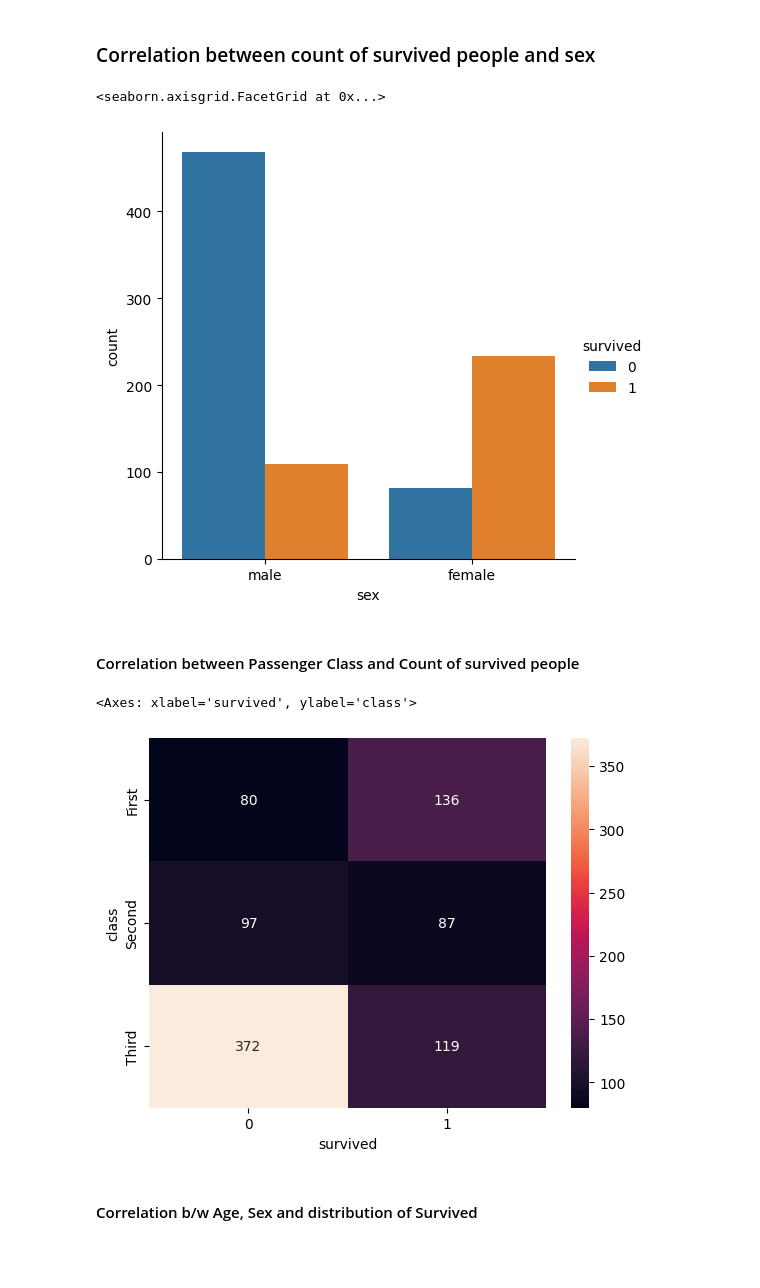
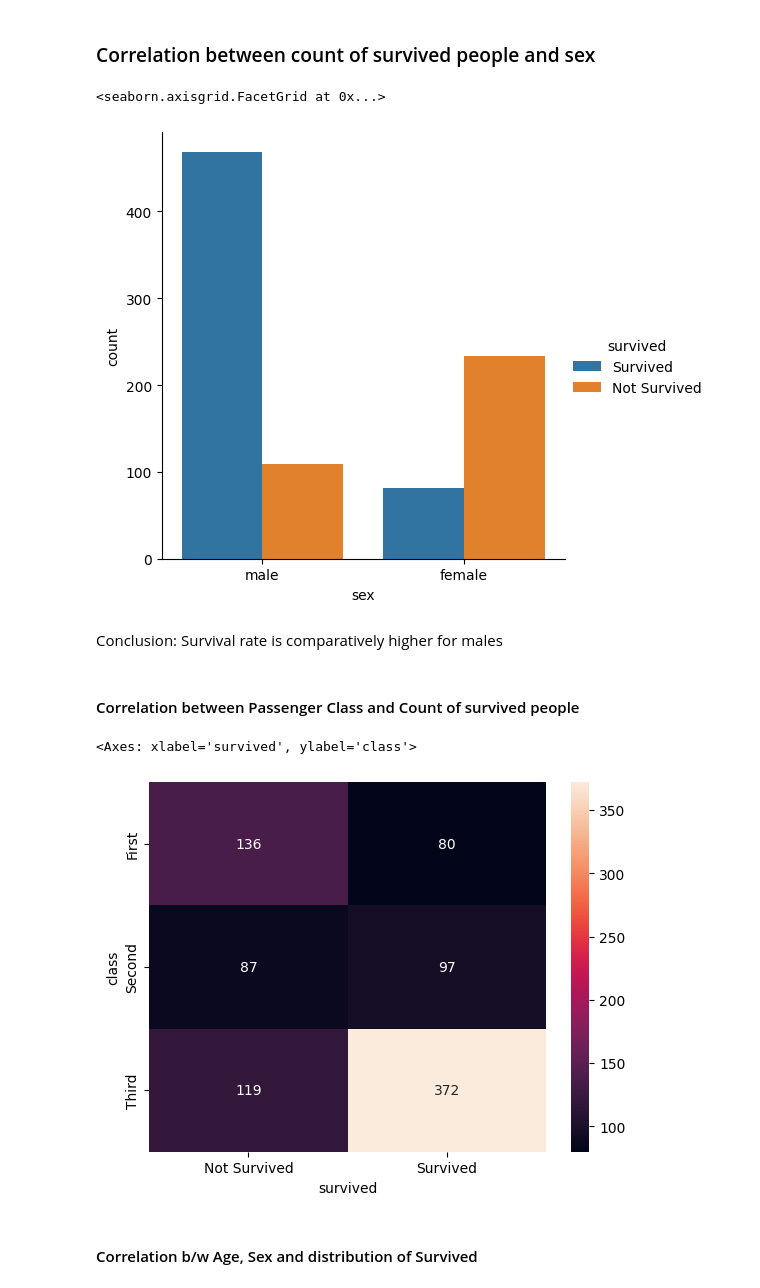
Before and after one commit to AdityaMore7000/PICT-CE-SEM-6, a Jupyter notebook: DSBDAL/Assignment-4,5/Assignment-4,5.ipynb, the cells around one changed output. Saved outputs shown, nothing was run; the diff lists cells and outputs as text; code cells hidden in the pictures; blank space fills up the shorter version.

```diff
--- a/DSBDAL/Assignment-4,5/Assignment-4,5.ipynb
+++ b/DSBDAL/Assignment-4,5/Assignment-4,5.ipynb
@@ -92,10 +82,14 @@ Categories (7, object): ['A', 'B', 'C', 'D', 'E', 'F', 'G']
 # %% [markdown]
 ### Correlation between count of survived people and sex
 # %%
+titanic['survived'] = titanic['survived'].replace({0: 'Survived', 1: 'Not Survived'})
+
 sns.catplot(x='sex',hue='survived',kind='count',data=titanic)
 # %% [output]
 <seaborn.axisgrid.FacetGrid at 0x...>
-[figure, old version]
+[figure, new version]
+# %% [markdown]
+Conclusion: Survival rate is comparatively higher for males
 # %% [markdown]
 #### Correlation between Passenger Class and Count of survived people
 # %%
@@ -106,7 +100,7 @@ pclass_survived = group.size().unstack()
 sns.heatmap(pclass_survived, annot = True, fmt ="d")
 # %% [output]
 <Axes: xlabel='survived', ylabel='class'>
-[figure, old version]
+[figure, new version]
 # %% [markdown]
 #### Correlation b/w Age, Sex and distribution of Survived
 # %%
```
Also changed, not shown: parts of 11 cells of this notebook.
